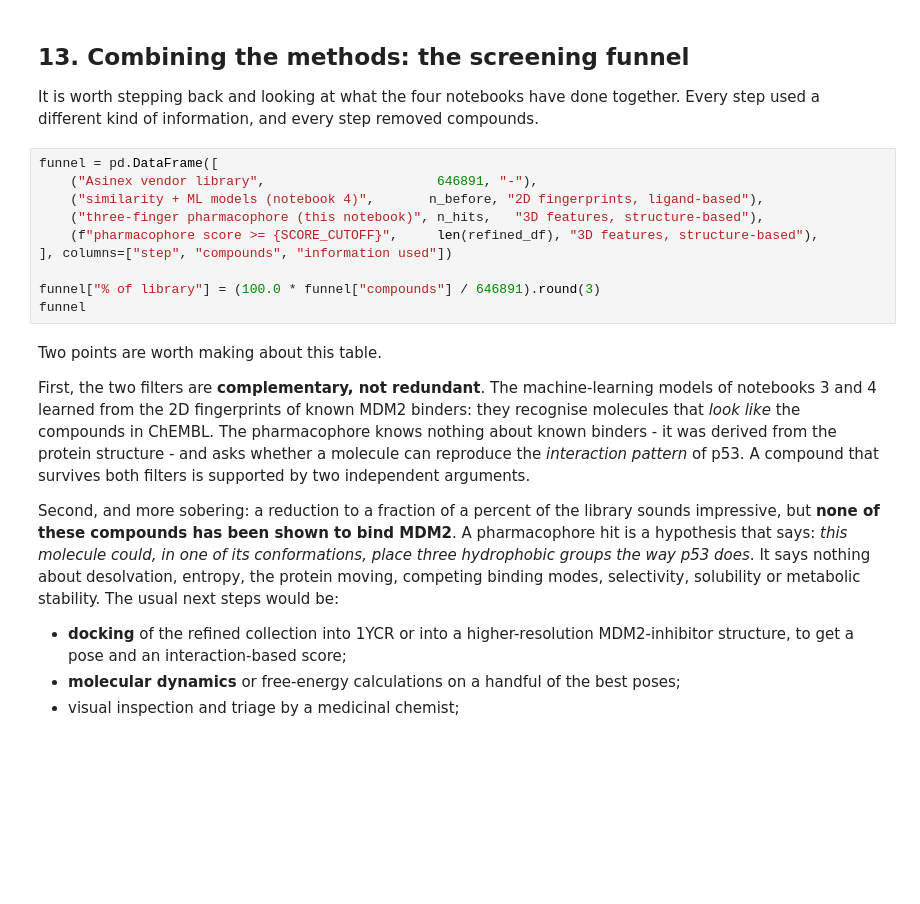
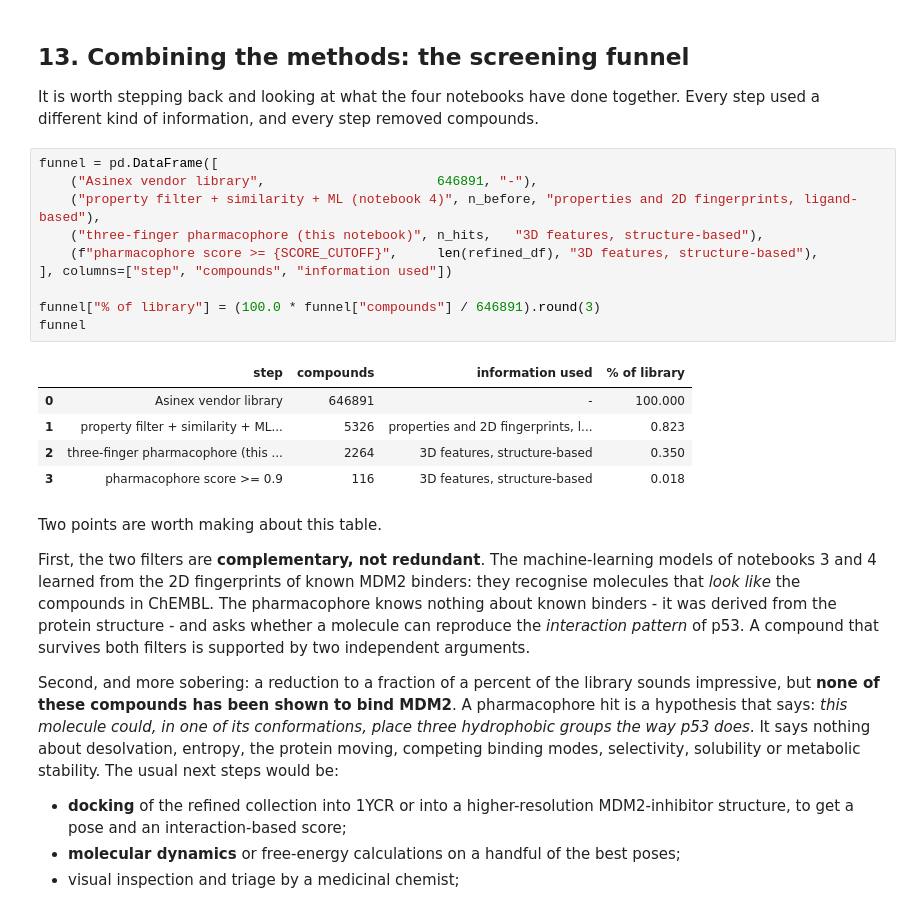
Before and after one commit to UAMCAntwerpen/2040FBDBIC, a Jupyter notebook: Notebook-5-pharmacophore-searching.ipynb, the cells around one changed output. Cells and saved outputs as stored; diff of their text form; blank space fills up the shorter version.

```diff
--- a/Notebook-5-pharmacophore-searching.ipynb
+++ b/Notebook-5-pharmacophore-searching.ipynb
@@ -1039,13 +1046,19 @@ It is worth stepping back and looking at what the four notebooks have done toget
 # %%
 funnel = pd.DataFrame([
     ("Asinex vendor library",                      646891, "-"),
-    ("similarity + ML models (notebook 4)",       n_before, "2D fingerprints, ligand-based"),
+    ("property filter + similarity + ML (notebook 4)", n_before, "properties and 2D fingerprints, ligand-based"),
     ("three-finger pharmacophore (this notebook)", n_hits,   "3D features, structure-based"),
     (f"pharmacophore score >= {SCORE_CUTOFF}",     len(refined_df), "3D features, structure-based"),
 ], columns=["step", "compounds", "information used"])
 
 funnel["% of library"] = (100.0 * funnel["compounds"] / 646891).round(3)
 funnel
+# %% [output]
+|  | step | compounds | information used | % of library |
+| 0 | Asinex vendor library | 646891 | - | 100.000 |
+| 1 | property filter + similarity + ML... | 5326 | properties and 2D fingerprints, l... | 0.823 |
+| 2 | three-finger pharmacophore (this ... | 2264 | 3D features, structure-based | 0.350 |
+| 3 | pharmacophore score >= 0.9 | 116 | 3D features, structure-based | 0.018 |
 # %% [markdown]
 Two points are worth making about this table.
 
```
Also changed, not shown: parts of 11 cells of this notebook, 6 other files.
